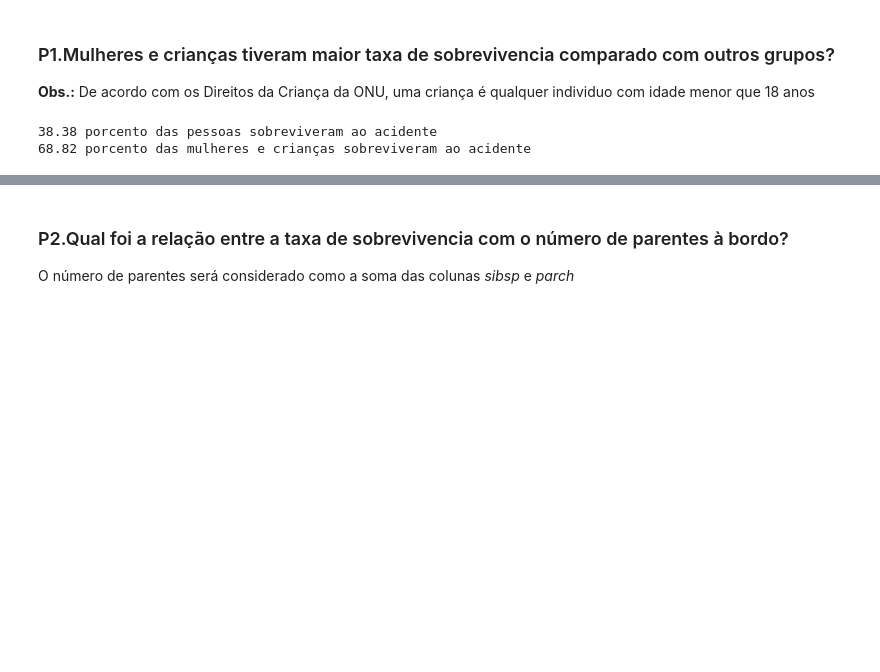
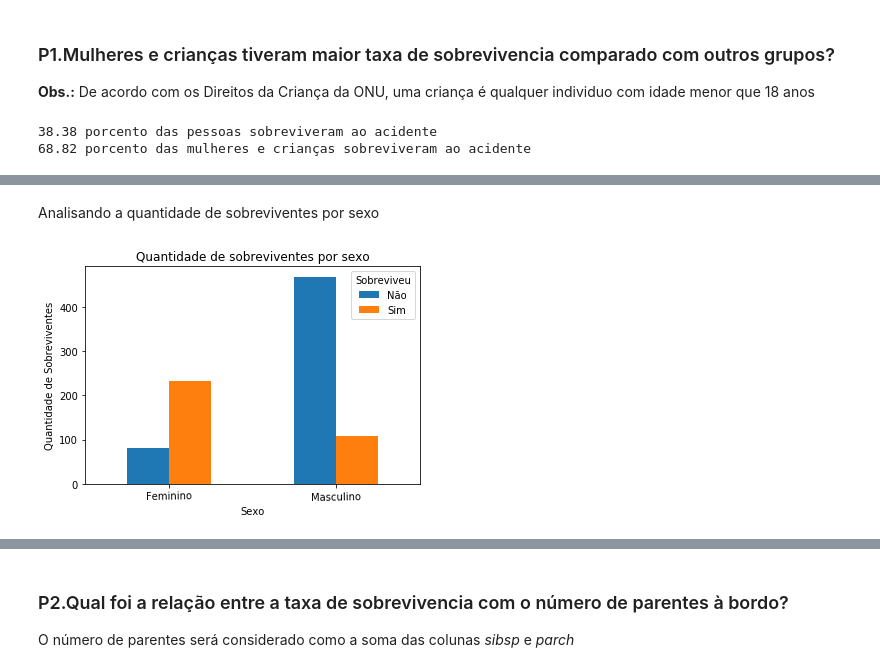
Before and after one commit to marcosdejesus/udacity-data-nd110-project2, a Jupyter notebook: Projeto II - Fundamentos de Data Science I.ipynb, the cells around one changed output, grey strips where cells are left out. Cells and saved outputs as stored; diff of their text form; code cells hidden in the pictures; blank space fills up the shorter version.

```diff
--- a/Projeto II - Fundamentos de Data Science I.ipynb
+++ b/Projeto II - Fundamentos de Data Science I.ipynb
@@ -208,0 +224,12 @@ print('{:.2f} porcento das mulheres e crianças sobreviveram ao acidente'.format
+# %% [markdown]
+Analisando a quantidade de sobreviventes por sexo
+# %%
+df_titanic.groupby(['sex','survived']).size().unstack().rename(columns={0:'Não',1:'Sim'}
+                                                              ,index={'male':'Masculino'
+                                                                     ,'female':'Feminino'}).plot.bar(rot=1)
+plt.xlabel('Sexo')
+plt.ylabel('Quantidade de Sobreviventes')
+plt.legend(title='Sobreviveu')
+plt.title('Quantidade de sobreviventes por sexo');
+# %% [output]
+[figure, added]
```
Also changed, not shown: parts of 15 cells of this notebook, 1 other file.
